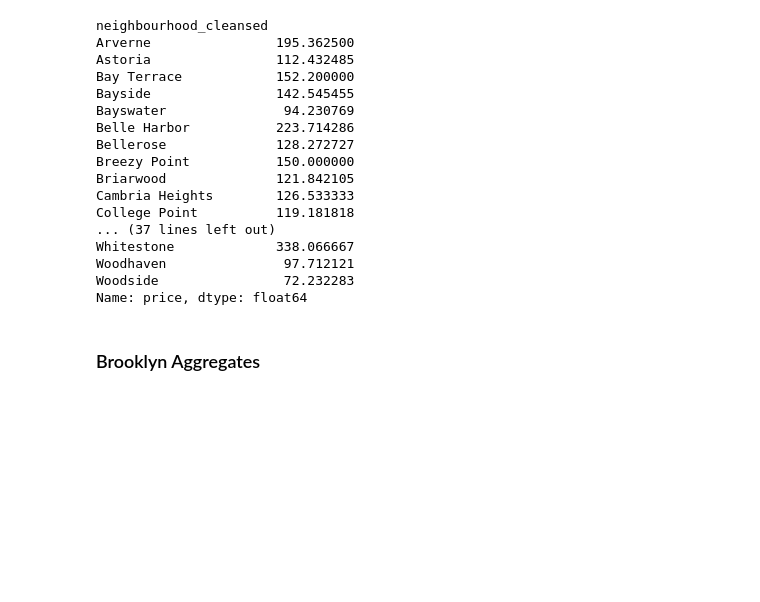
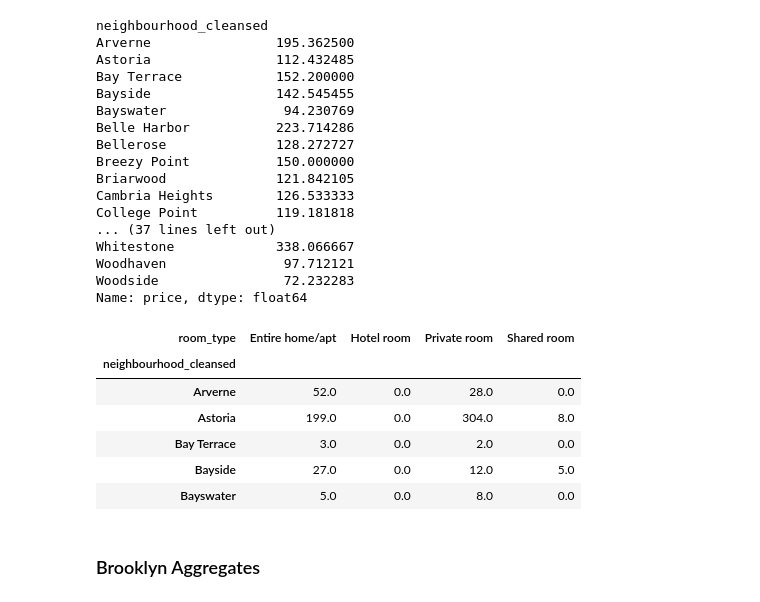
Before and after one commit to munozjon/NYC-Airbnb-Listings, a Jupyter notebook: static/data_extraction.ipynb, the cells around one changed output. Cells and saved outputs as stored; diff of their text form; code cells hidden in the pictures; blank space fills up the shorter version.

```diff
--- a/static/data_extraction.ipynb
+++ b/static/data_extraction.ipynb
@@ -232,6 +319,21 @@ Whitestone             338.066667
 Woodhaven               97.712121
 Woodside                72.232283
 Name: price, dtype: float64
+# %%
+#Find room_type freq by neighborhood:
+grouped_qu = queens_listings.groupby(['neighbourhood_cleansed', 'room_type']).size().reset_index(name='count')
+
+roomtype_nbhd_queens = grouped_qu.pivot(index='neighbourhood_cleansed', columns='room_type', values='count').fillna(0)
+
+roomtype_nbhd_queens.head()
+# %% [output]
+| room_type | Entire home/apt | Hotel room | Private room | Shared room |
+| neighbourhood_cleansed |  |  |  |  |
+| Arverne | 52.0 | 0.0 | 28.0 | 0.0 |
+| Astoria | 199.0 | 0.0 | 304.0 | 8.0 |
+| Bay Terrace | 3.0 | 0.0 | 2.0 | 0.0 |
+| Bayside | 27.0 | 0.0 | 12.0 | 5.0 |
+| Bayswater | 5.0 | 0.0 | 8.0 | 0.0 |
 # %% [markdown]
 ### Brooklyn Aggregates
 # %%
```
Also changed, not shown: parts of 9 cells of this notebook.
